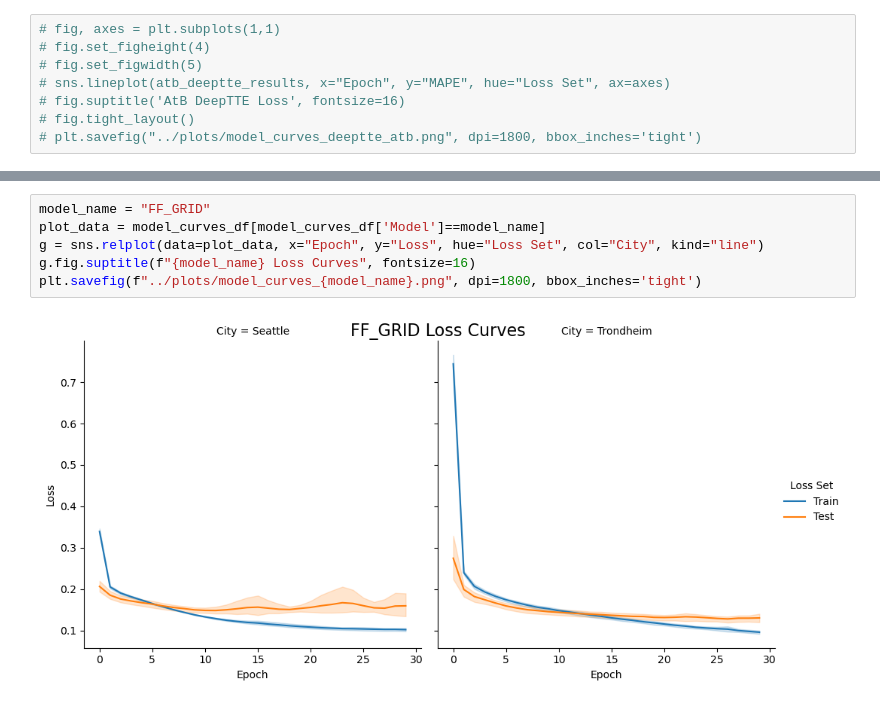
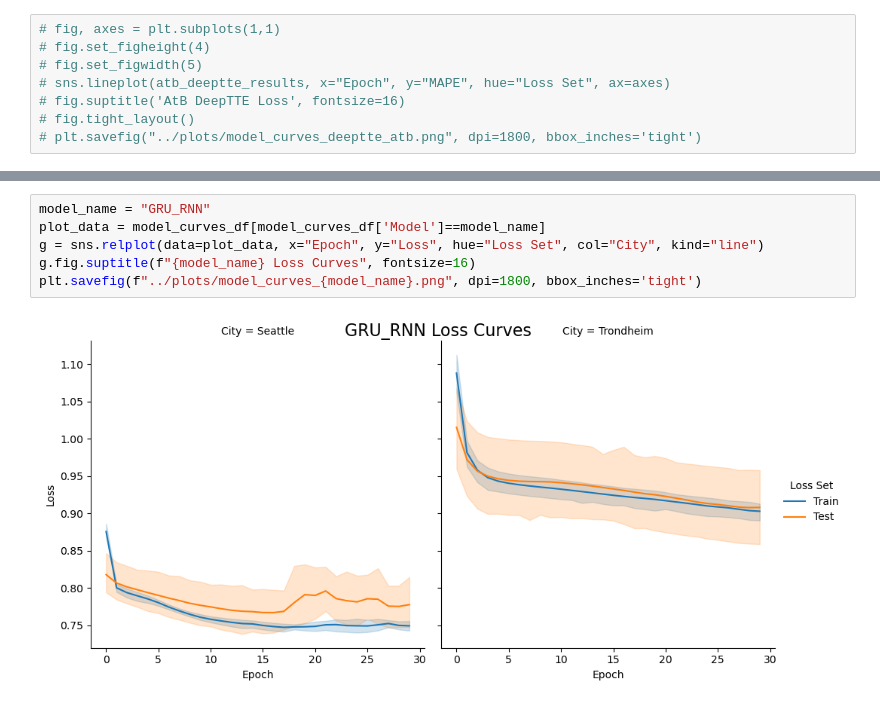
Before and after one commit to zackAemmer/generalizable_travel_times, a Jupyter notebook: src/explore_results.ipynb, the cells around one changed output, grey strips where cells are left out. Saved outputs shown, nothing was run; the diff lists cells and outputs as text.

```diff
--- a/src/explore_results.ipynb
+++ b/src/explore_results.ipynb
@@ -84,8 +84,8 @@ plt.savefig("../plots/model_performances_atb.png", dpi=1800, bbox_inches='tight'
 # %%
-model_name = "FF_GRID"
+model_name = "GRU_RNN"
 plot_data = model_curves_df[model_curves_df['Model']==model_name]
 g = sns.relplot(data=plot_data, x="Epoch", y="Loss", hue="Loss Set", col="City", kind="line")
 g.fig.suptitle(f"{model_name} Loss Curves", fontsize=16)
 plt.savefig(f"../plots/model_curves_{model_name}.png", dpi=1800, bbox_inches='tight')
 # %% [output]
-[figure, old version]
+[figure, new version]
```
Also changed, not shown: parts of 3 cells of this notebook, 3 other files.
